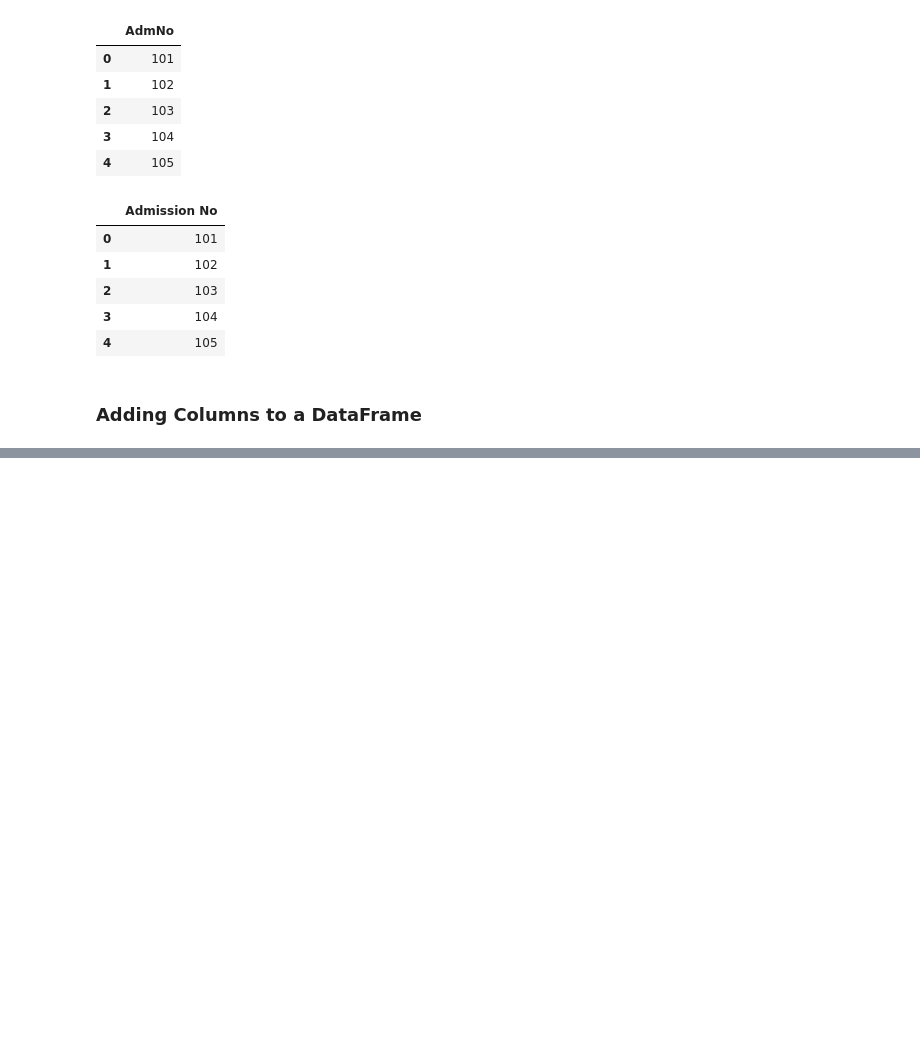
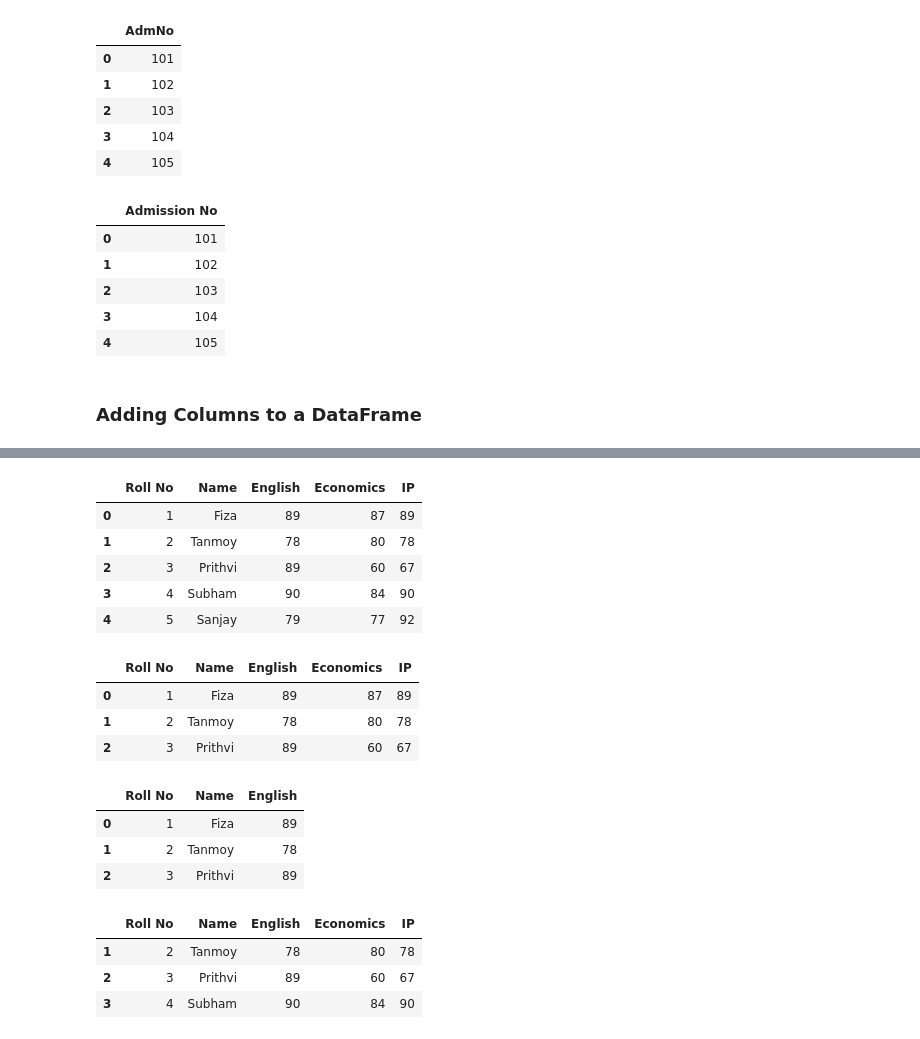
Before and after one commit to dr460ngeek/INFORMATION_PRACTICES_12, a Jupyter notebook: DAY 01 - (PART 2).ipynb, the cells around one changed output, grey strips where cells are left out. Drawn from its saved outputs; the diff is of its cells as text; code cells hidden in the pictures; blank space fills up the shorter version.

```diff
--- a/DAY 01 - (PART 2).ipynb
+++ b/DAY 01 - (PART 2).ipynb
@@ -297,0 +560,40 @@ df
+# %%
+# Selecting/Accessing Rows/Columns from a DataFrame
+import pandas as pd
+
+student = {"Roll No": [1,2,3,4,5],
+          "Name": ['Fiza', 'Tanmoy', 'Prithvi', 'Subham', 'Sanjay'],
+          "English": [89, 78, 89, 90, 79],
+          "Economics": [87,80,60,84,77],
+          "IP": [89,78,67,90,92]}
+
+df = pd.DataFrame(student)
+df
+# %% [output]
+|  | Roll No | Name | English | Economics | IP |
+| 0 | 1 | Fiza | 89 | 87 | 89 |
+| 1 | 2 | Tanmoy | 78 | 80 | 78 |
+| 2 | 3 | Prithvi | 89 | 60 | 67 |
+| 3 | 4 | Subham | 90 | 84 | 90 |
+| 4 | 5 | Sanjay | 79 | 77 | 92 |
+# %%
+df.iloc[0:3]
+# %% [output]
+|  | Roll No | Name | English | Economics | IP |
+| 0 | 1 | Fiza | 89 | 87 | 89 |
+| 1 | 2 | Tanmoy | 78 | 80 | 78 |
+| 2 | 3 | Prithvi | 89 | 60 | 67 |
+# %%
+df.iloc[0:3, 0:3]
+# %% [output]
+|  | Roll No | Name | English |
+| 0 | 1 | Fiza | 89 |
+| 1 | 2 | Tanmoy | 78 |
+| 2 | 3 | Prithvi | 89 |
+# %%
+df.loc[1:3]
+# %% [output]
+|  | Roll No | Name | English | Economics | IP |
+| 1 | 2 | Tanmoy | 78 | 80 | 78 |
+| 2 | 3 | Prithvi | 89 | 60 | 67 |
+| 3 | 4 | Subham | 90 | 84 | 90 |
```
Also changed, not shown: parts of 49 cells of this notebook, 1 other file.
